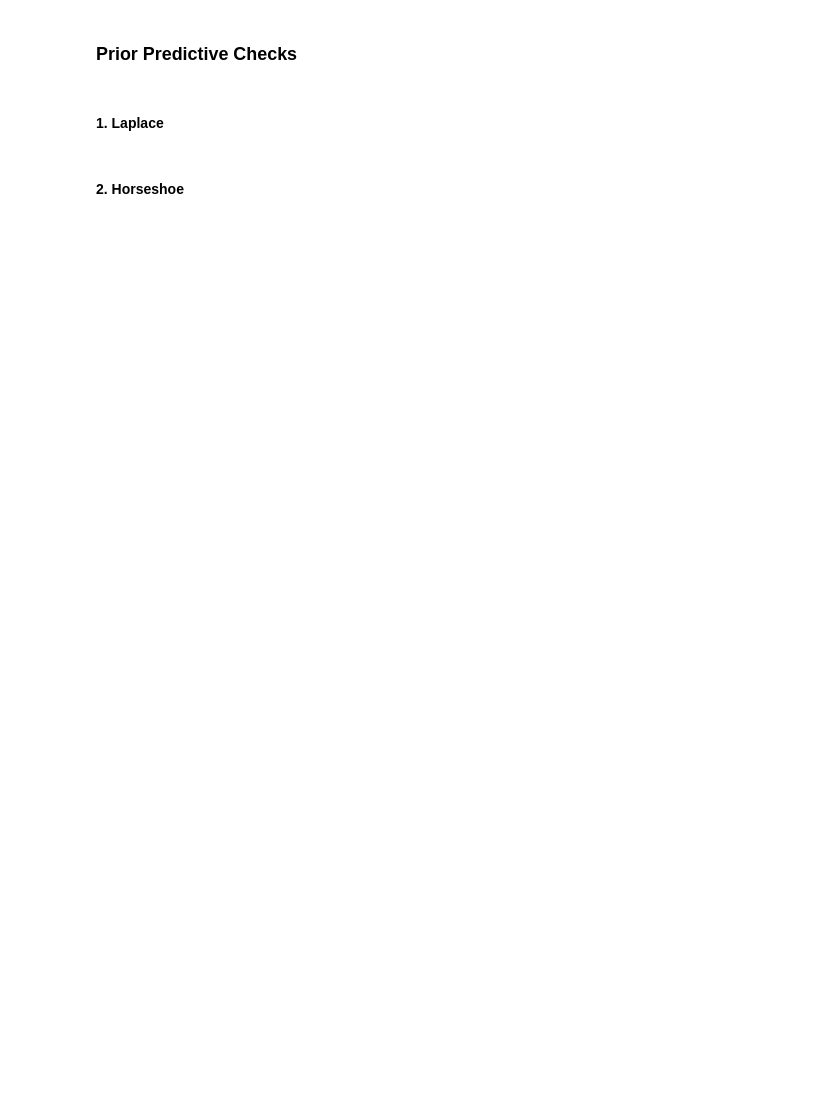
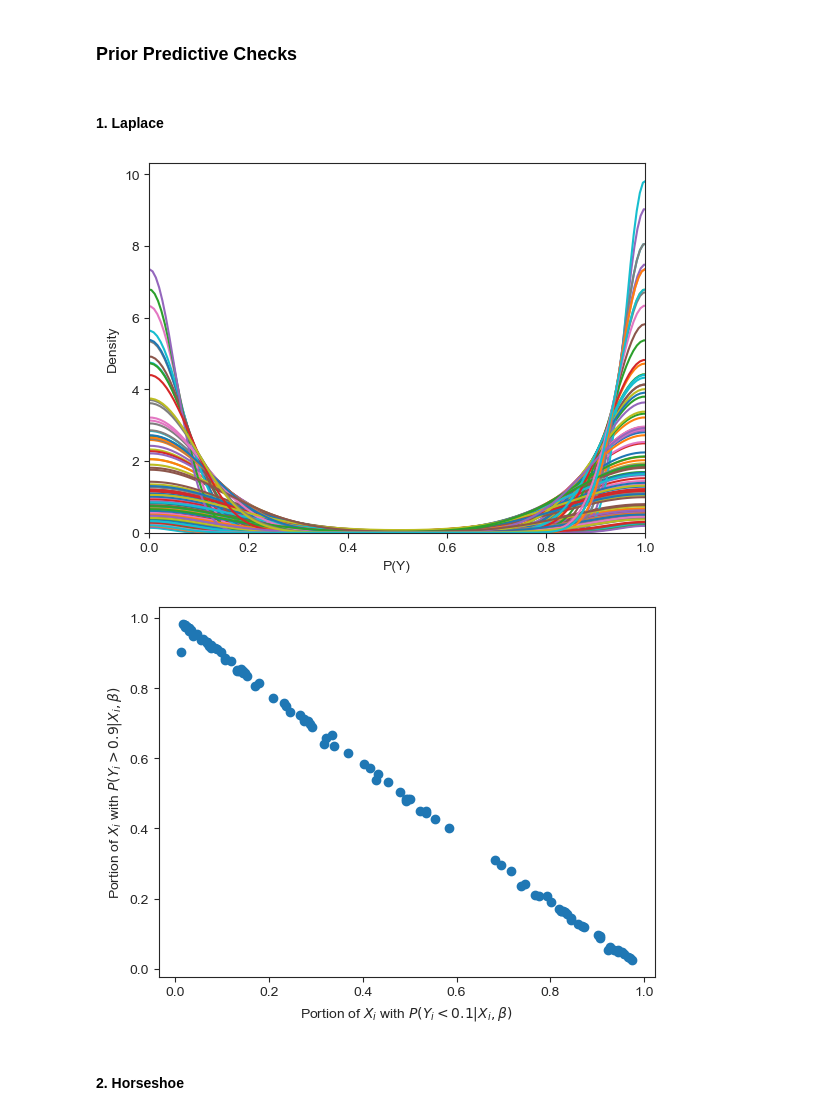
Before and after one commit to CamLunn/Bayesian-Logistic-Regression-Kidney-Disease, a Jupyter notebook: model_notebook_1.ipynb, the cells around one changed output. Drawn from its saved outputs; the diff is of its cells as text; code cells hidden in the pictures; blank space fills up the shorter version.

```diff
--- a/model_notebook_1.ipynb
+++ b/model_notebook_1.ipynb
@@ -278,9 +475,35 @@ visualize_betas(suffix='_indv_horseshoe', plot_suffix=' - Individual')
 ### Prior Predictive Checks
 # %% [markdown]
 #### 1. Laplace
-# %%
-double_exponential_rvs = sp.stats.laplace.rvs(loc=0, scale=0.5, size=18000)
-sns.histplot(double_exponential_rvs)
-print(f"Expected number of genes with |B_i|>0.1: {sum(np.abs(double_exponential_rvs) > 0.1)/len(double_exponential_rvs)}")
+# %%
+zero_counts = []
+one_counts = []
+lap = sp.stats.laplace(loc=0, scale=1)
+for i in range(100):
+    double_exponential_rvs = lap.rvs(size=len(raw_df))
+    Y_vals = []
+    for x in data_rand['X']:
+        z = sum(np.array(x) * double_exponential_rvs)
+        Y_vals.append(np.exp(z) / (1 + np.exp(z)))
+    Y_vals = np.array(Y_vals)
+    zero_counts.append(len(Y_vals[Y_vals<0.1]))
+    one_counts.append(len(Y_vals[Y_vals>0.9]))
+    sns.kdeplot(Y_vals)
+plt.xlim([0, 1])
+plt.xlabel('P(Y)')
+plt.savefig('./plots/laplace_prior_density.png')
+plt.show()
+
+zero_counts = np.array(zero_counts) / len(data_rand['X'])
+one_counts = np.array(one_counts) / len(data_rand['X'])
+plt.scatter(zero_counts, one_counts)
+plt.xlabel(r'Portion of $X_i$ with $P(Y_i<0.1|X_i,\beta)$')
+plt.ylabel(r'Portion of $X_i$ with $P(Y_i>0.9|X_i,\beta)$')
+
+plt.savefig('./plots/laplace_prior_zeros.png')
+plt.show()
+# %% [output]
+[figure, added]
+[figure, added]
 # %% [markdown]
 #### 2. Horseshoe
```
Also changed, not shown: parts of 22 cells of this notebook, 29 other files.
